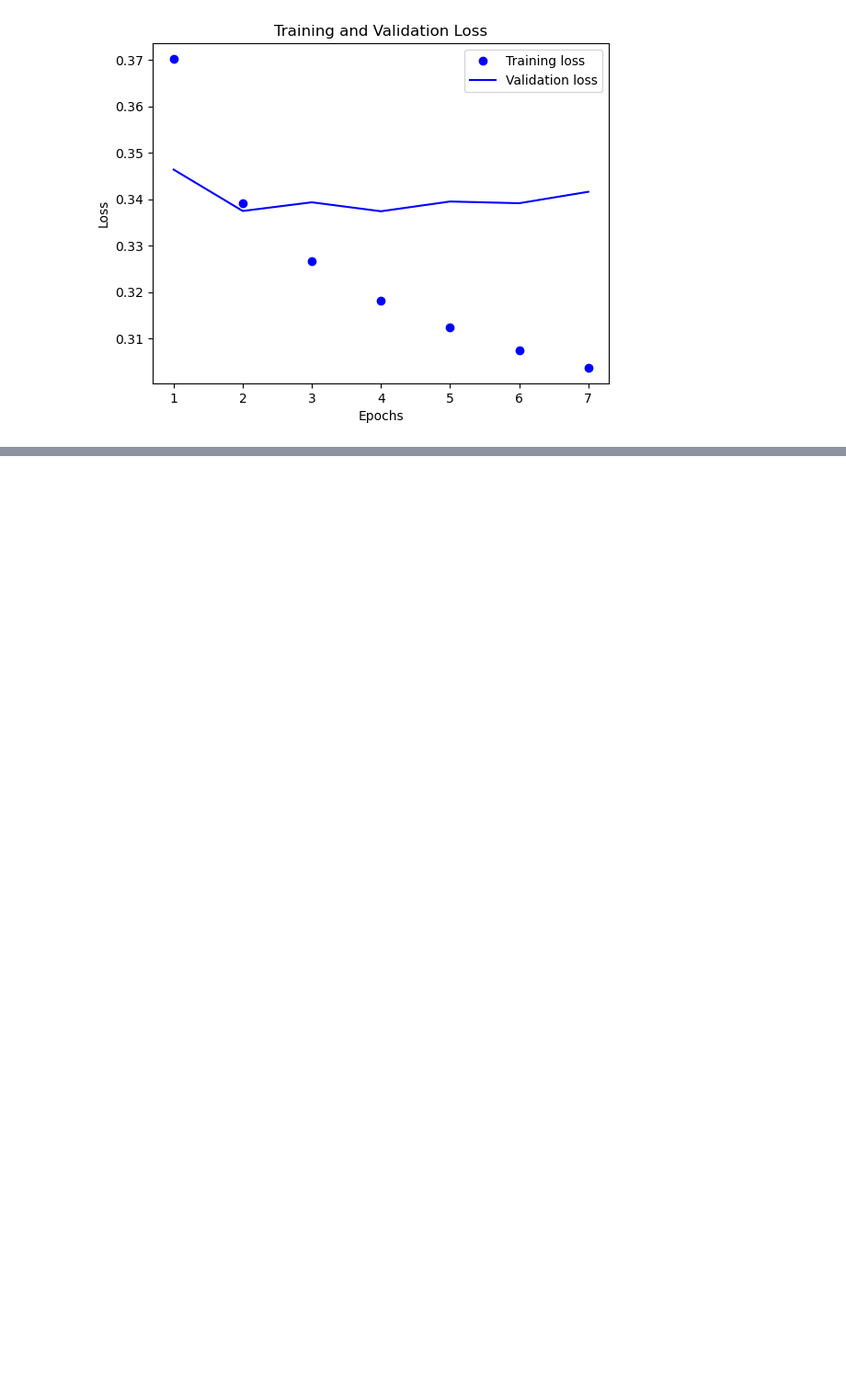
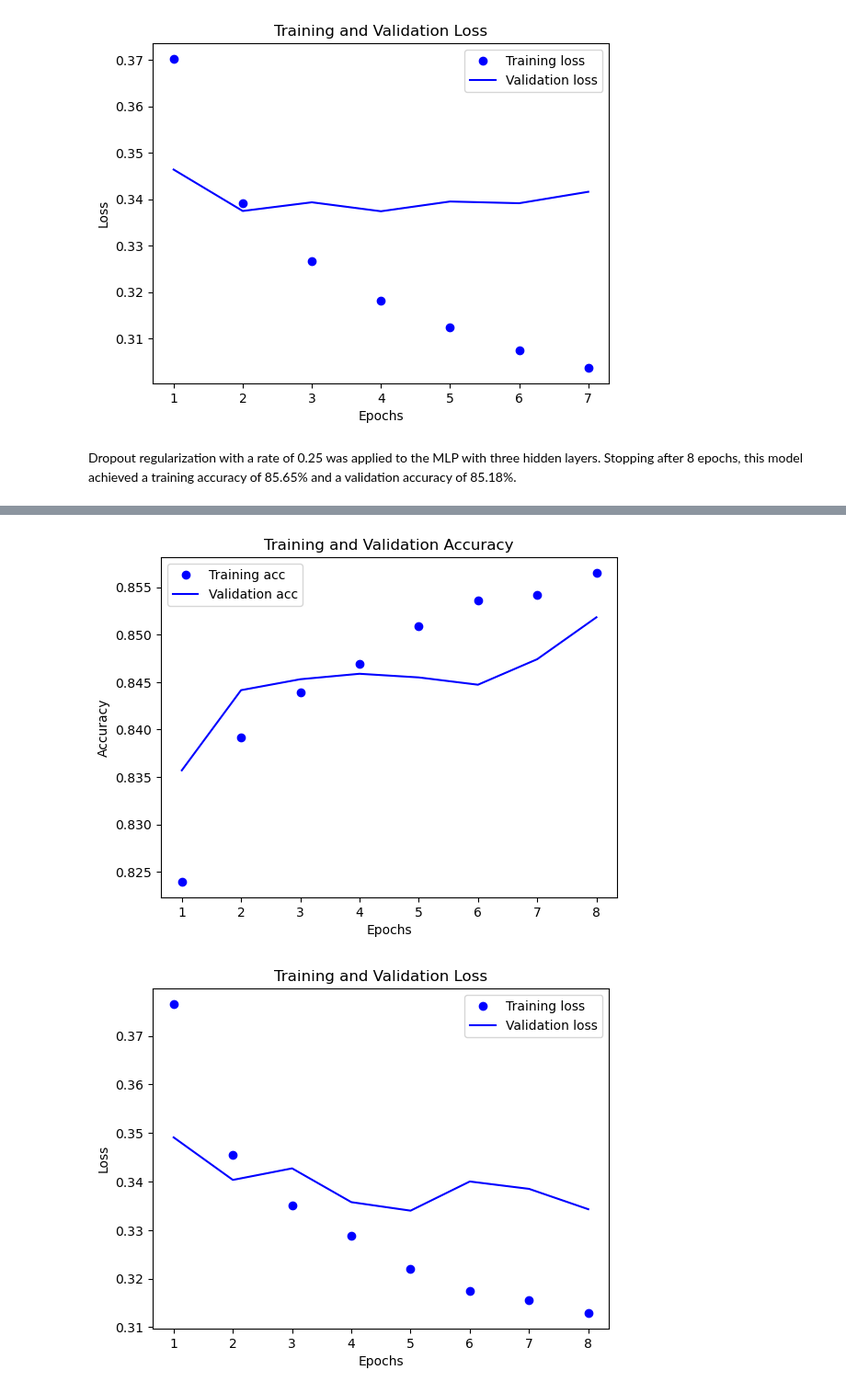
Before and after one commit to akiehl2000/STAA578_Homework, a Jupyter notebook: Homework1/homework1.ipynb, the cells around one changed output, grey strips where cells are left out. Shown at 92% size. Drawn from its saved outputs; the diff is of its cells as text; code cells hidden in the pictures; blank space fills up the shorter version.

Commit message:
Dropout regularization

```diff
--- a/Homework1/homework1.ipynb
+++ b/Homework1/homework1.ipynb
@@ -722,3 +721,69 @@ Epoch 7/50
 Epoch 7: early stopping
 [figure]
 [figure]
+# %% [markdown]
+Dropout regularization with a rate of 0.25 was applied to the MLP with three hidden layers. Stopping after 8 epochs, this model achieved a training accuracy of 85.65% and a validation accuracy of 85.18%.
+# %%
+# set random seed
+np.random.seed(462023)
+tf.random.set_seed(482023)
+
+# dropout rate
+RATE = 0.25
+
+# define model architecture
+model = models.Sequential([
+    Dense(512, activation = 'relu', input_shape = (X_train.shape[1], )),
+    Dropout(rate = RATE),
+    Dense(256, activation = 'relu'),
+    Dropout(rate = RATE),
+    Dense(128, activation = 'relu'),
+    Dropout(rate = RATE),
+    Dense(2, activation = 'sigmoid')
+])
+
+# compile model
+model.compile(optimizer = 'rmsprop',
+              loss = 'categorical_crossentropy',
+              metrics = ['accuracy'])
+
+# model summary
+model.summary()
+
+# number of epochs
+EPOCHS = 50
+
+# early stopping criteria
+early = EarlyStopping(monitor = 'val_loss', mode ='min', verbose = 1, patience = 3)
+
+# train model
+trained = model.fit(X_train,
+                    to_categorical(y_train),
+                    epochs = EPOCHS,
+                    batch_size = 128,
+                    validation_split = 0.2,
+                    callbacks = early)
+
+# prepare model evaluation
+acc = trained.history['accuracy']
+val_acc = trained.history['val_accuracy']
+loss = trained.history['loss']
+val_loss = trained.history['val_loss']
+epochs = range(1, len(acc) + 1)
+
+# plot training accuracy
+plt.plot(epochs, acc, 'bo', label='Training acc')
+plt.plot(epochs, val_acc, 'b', label='Validation acc')
+plt.xlabel('Epochs')
+plt.ylabel('Accuracy')
+plt.title('Training and Validation Accuracy')
+plt.legend()
+plt.figure()
+plt.plot(epochs, loss, 'bo', label='Training loss')
+plt.plot(epochs, val_loss, 'b', label='Validation loss')
+plt.xlabel('Epochs')
+plt.ylabel('Loss')
+plt.title('Training and Validation Loss')
+plt.legend()
+plt.show()
+# %% [output]
@@ -724,0 +807,2 @@ Epoch 7: early stopping
+[figure, added]
+[figure, added]
```
Also changed, not shown: parts of 5 cells of this notebook.
